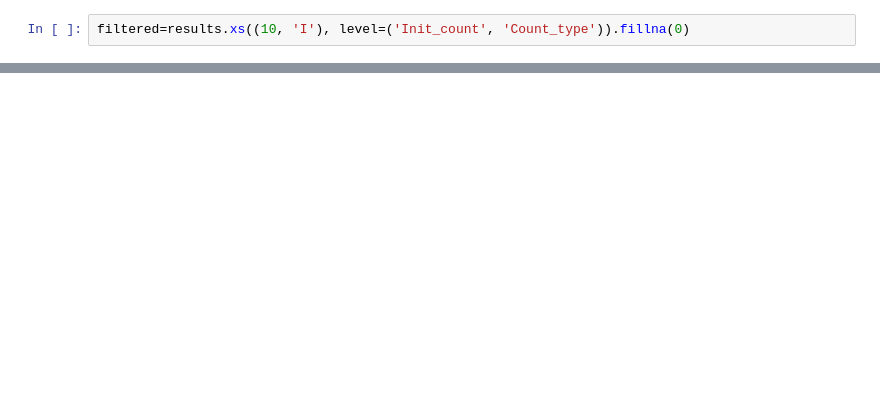
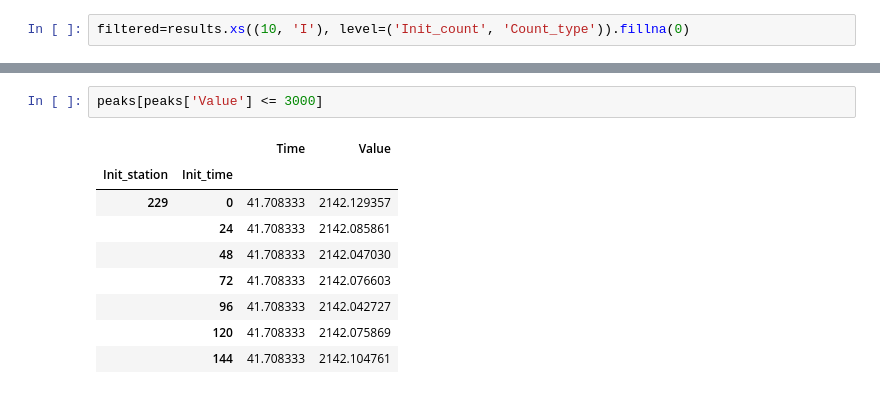
Before and after one commit to joshuablake/Temporal-metapop-epidemic-London-, a Jupyter notebook: src/Results analysis.ipynb, the cells around one changed output, grey strips where cells are left out. Saved outputs shown, nothing was run; the diff lists cells and outputs as text; blank space fills up the shorter version.

```diff
--- a/src/Results analysis.ipynb
+++ b/src/Results analysis.ipynb
@@ -62,0 +42,12 @@ filtered.T.plot(legend=None, color='#870909')
+# %%
+peaks[peaks['Value'] <= 3000]
+# %% [output]
+|  |  | Time | Value |
+| Init_station | Init_time |  |  |
+| 229 | 0 | 41.708333 | 2142.129357 |
+|  | 24 | 41.708333 | 2142.085861 |
+|  | 48 | 41.708333 | 2142.047030 |
+|  | 72 | 41.708333 | 2142.076603 |
+|  | 96 | 41.708333 | 2142.042727 |
+|  | 120 | 41.708333 | 2142.075869 |
+|  | 144 | 41.708333 | 2142.104761 |
```
Also changed, not shown: parts of 8 cells of this notebook.
